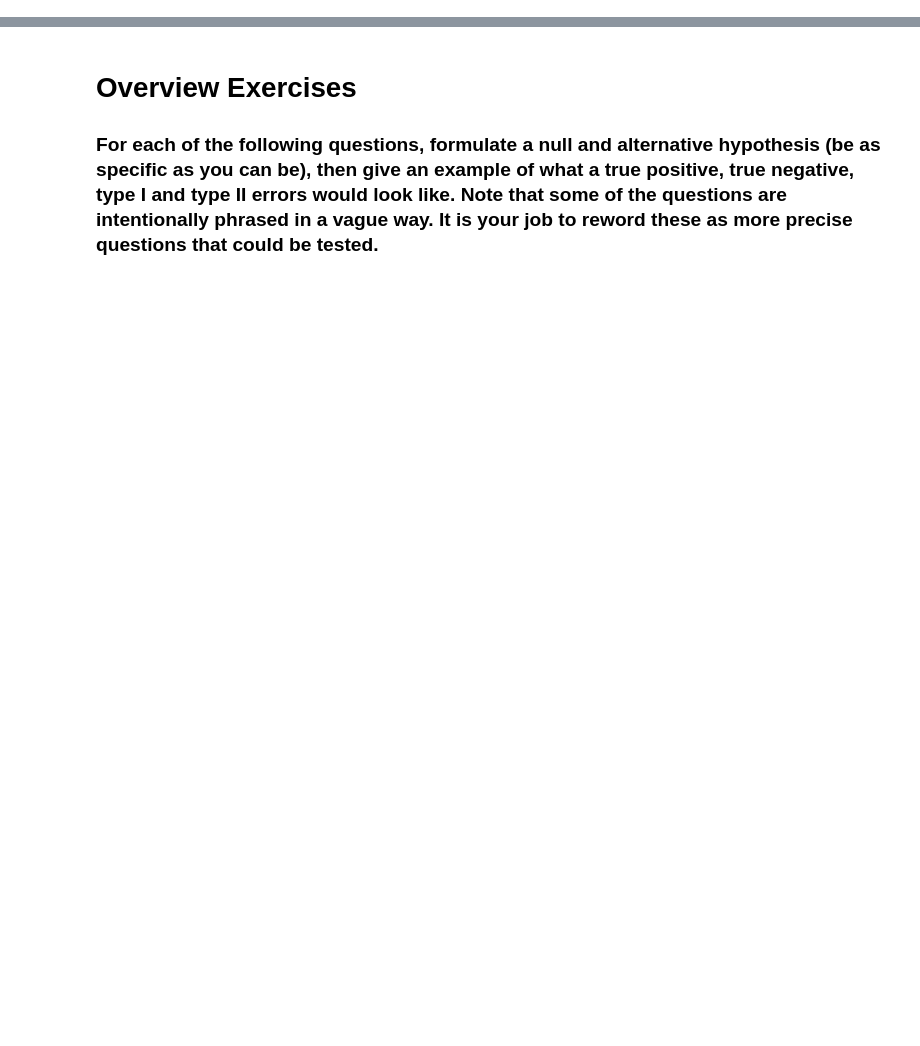
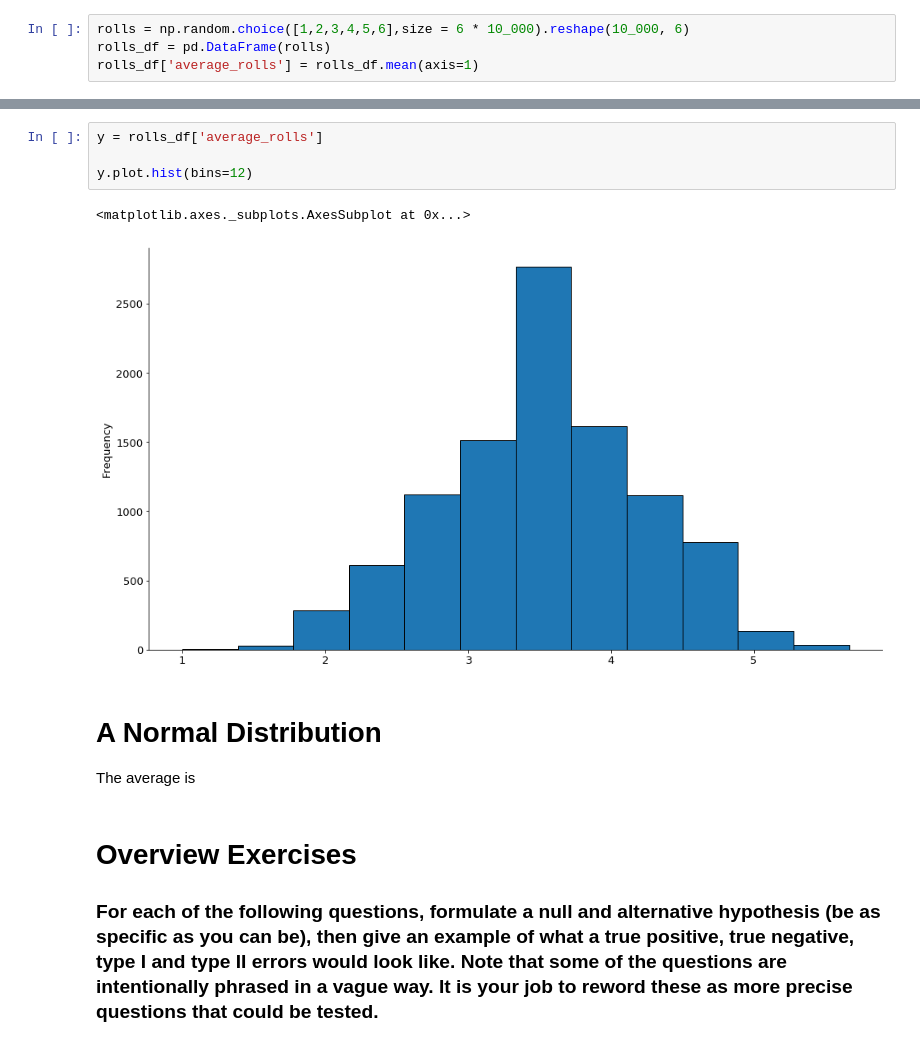
Before and after one commit to ThompsonBethany01/statistics-exercises, a Jupyter notebook: hypothesis_testing.ipynb, the cells around one changed output, grey strips where cells are left out. Drawn from its saved outputs; the diff is of its cells as text; blank space fills up the shorter version.

```diff
--- a/hypothesis_testing.ipynb
+++ b/hypothesis_testing.ipynb
@@ -0,0 +134,4 @@
+# %%
+rolls = np.random.choice([1,2,3,4,5,6],size = 6 * 10_000).reshape(10_000, 6)
+rolls_df = pd.DataFrame(rolls)
+rolls_df['average_rolls'] = rolls_df.mean(axis=1)
@@ -1,3 +152,13 @@
+# %%
+y = rolls_df['average_rolls']
+
+y.plot.hist(bins=12)
+# %% [output]
+<matplotlib.axes._subplots.AxesSubplot at 0x...>
+[figure, added]
+# %% [markdown]
+# A Normal Distribution
+The average is
 # %% [markdown]
 # Overview Exercises
 ### For each of the following questions, formulate a null and alternative hypothesis (be as specific as you can be), then give an example of what a true positive, true negative, type I and type II errors would look like. Note that some of the questions are intentionally phrased in a vague way. It is your job to reword these as more precise questions that could be tested.
```
Also changed, not shown: parts of 66 cells of this notebook.
